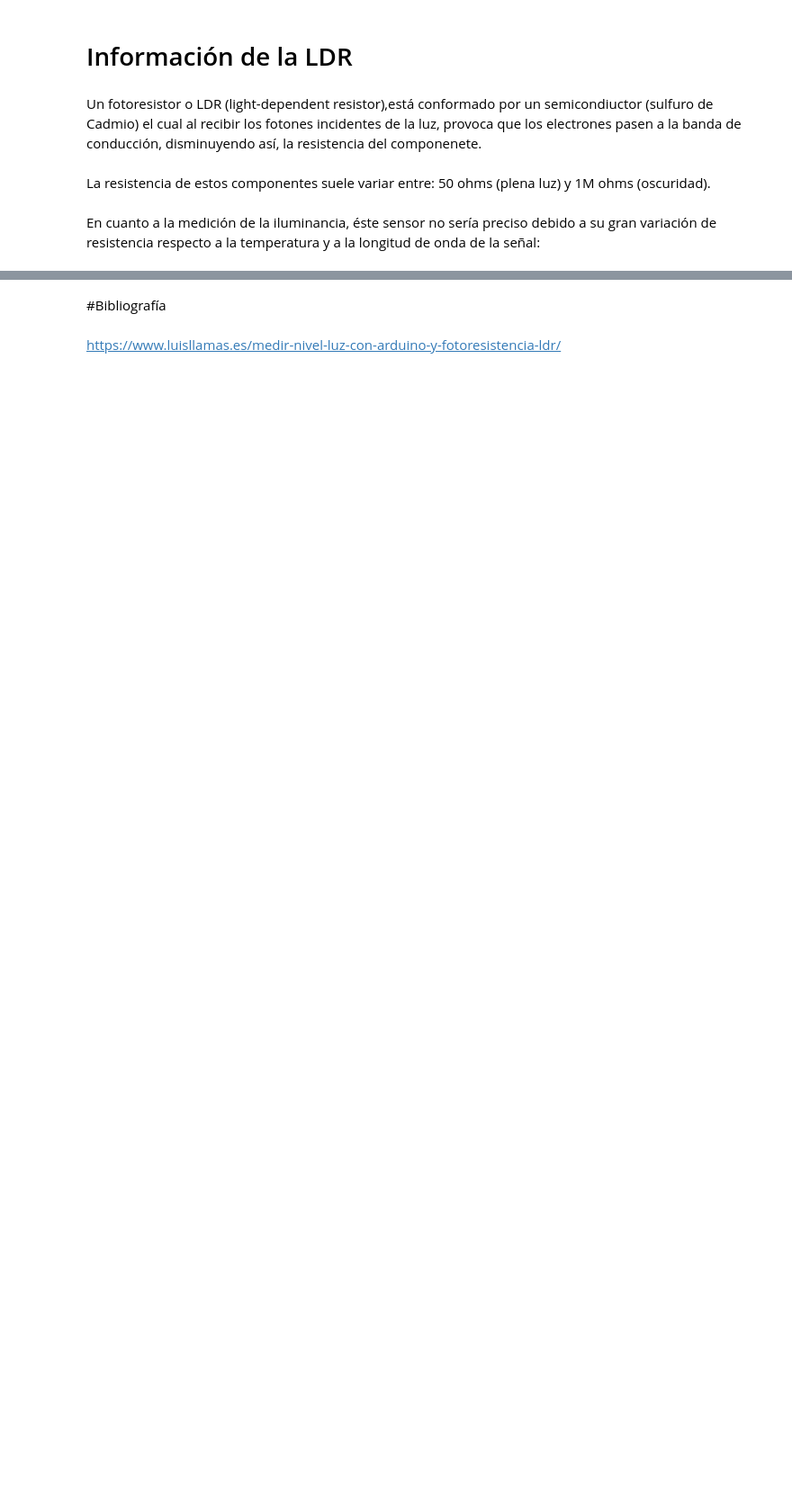
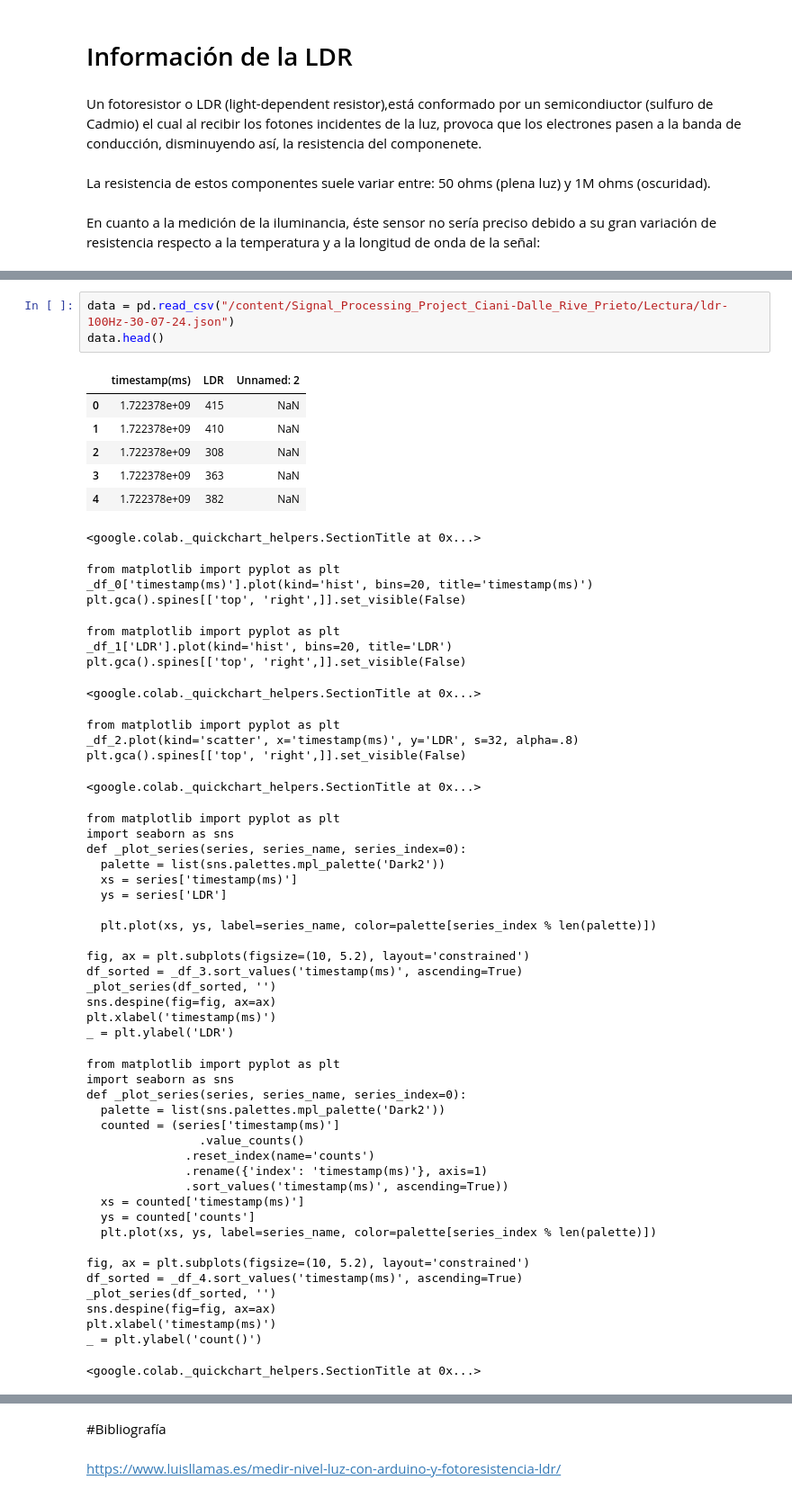
Before and after one commit to alex20022000/Signal_Processing_Project_Ciani-Dalle_Rive_Prieto, a Jupyter notebook: 01_Signal_Processing_Ciani+Dalle_Rive_Prieto.ipynb, the cells around one changed output, grey strips where cells are left out. Shown at 90% size. Saved outputs shown, nothing was run; the diff lists cells and outputs as text; blank space fills up the shorter version.

```diff
--- a/01_Signal_Processing_Ciani+Dalle_Rive_Prieto.ipynb
+++ b/01_Signal_Processing_Ciani+Dalle_Rive_Prieto.ipynb
@@ -10,0 +21,57 @@ En cuanto a la medición de la iluminancia, éste sensor no sería preciso debid
+# %%
+data = pd.read_csv("/content/Signal_Processing_Project_Ciani-Dalle_Rive_Prieto/Lectura/ldr-100Hz-30-07-24.json")
+data.head()
+# %% [output]
+|  | timestamp(ms) | LDR | Unnamed: 2 |
+| 0 | 1.722378e+09 | 415 | NaN |
+| 1 | 1.722378e+09 | 410 | NaN |
+| 2 | 1.722378e+09 | 308 | NaN |
+| 3 | 1.722378e+09 | 363 | NaN |
+| 4 | 1.722378e+09 | 382 | NaN |
+<google.colab._quickchart_helpers.SectionTitle at 0x...>
+from matplotlib import pyplot as plt
+_df_0['timestamp(ms)'].plot(kind='hist', bins=20, title='timestamp(ms)')
+plt.gca().spines[['top', 'right',]].set_visible(False)
+from matplotlib import pyplot as plt
+_df_1['LDR'].plot(kind='hist', bins=20, title='LDR')
+plt.gca().spines[['top', 'right',]].set_visible(False)
+<google.colab._quickchart_helpers.SectionTitle at 0x...>
+from matplotlib import pyplot as plt
+_df_2.plot(kind='scatter', x='timestamp(ms)', y='LDR', s=32, alpha=.8)
+plt.gca().spines[['top', 'right',]].set_visible(False)
+<google.colab._quickchart_helpers.SectionTitle at 0x...>
+from matplotlib import pyplot as plt
+import seaborn as sns
+def _plot_series(series, series_name, series_index=0):
+  palette = list(sns.palettes.mpl_palette('Dark2'))
+  xs = series['timestamp(ms)']
+  ys = series['LDR']
+
+  plt.plot(xs, ys, label=series_name, color=palette[series_index % len(palette)])
+
+fig, ax = plt.subplots(figsize=(10, 5.2), layout='constrained')
+df_sorted = _df_3.sort_values('timestamp(ms)', ascending=True)
+_plot_series(df_sorted, '')
+sns.despine(fig=fig, ax=ax)
+plt.xlabel('timestamp(ms)')
+_ = plt.ylabel('LDR')
+from matplotlib import pyplot as plt
+import seaborn as sns
+def _plot_series(series, series_name, series_index=0):
+  palette = list(sns.palettes.mpl_palette('Dark2'))
+  counted = (series['timestamp(ms)']
+                .value_counts()
+              .reset_index(name='counts')
+              .rename({'index': 'timestamp(ms)'}, axis=1)
+              .sort_values('timestamp(ms)', ascending=True))
+  xs = counted['timestamp(ms)']
+  ys = counted['counts']
+  plt.plot(xs, ys, label=series_name, color=palette[series_index % len(palette)])
+
+fig, ax = plt.subplots(figsize=(10, 5.2), layout='constrained')
+df_sorted = _df_4.sort_values('timestamp(ms)', ascending=True)
+_plot_series(df_sorted, '')
+sns.despine(fig=fig, ax=ax)
+plt.xlabel('timestamp(ms)')
+_ = plt.ylabel('count()')
+<google.colab._quickchart_helpers.SectionTitle at 0x...>
```
Also changed, not shown: parts of 8 cells of this notebook.
